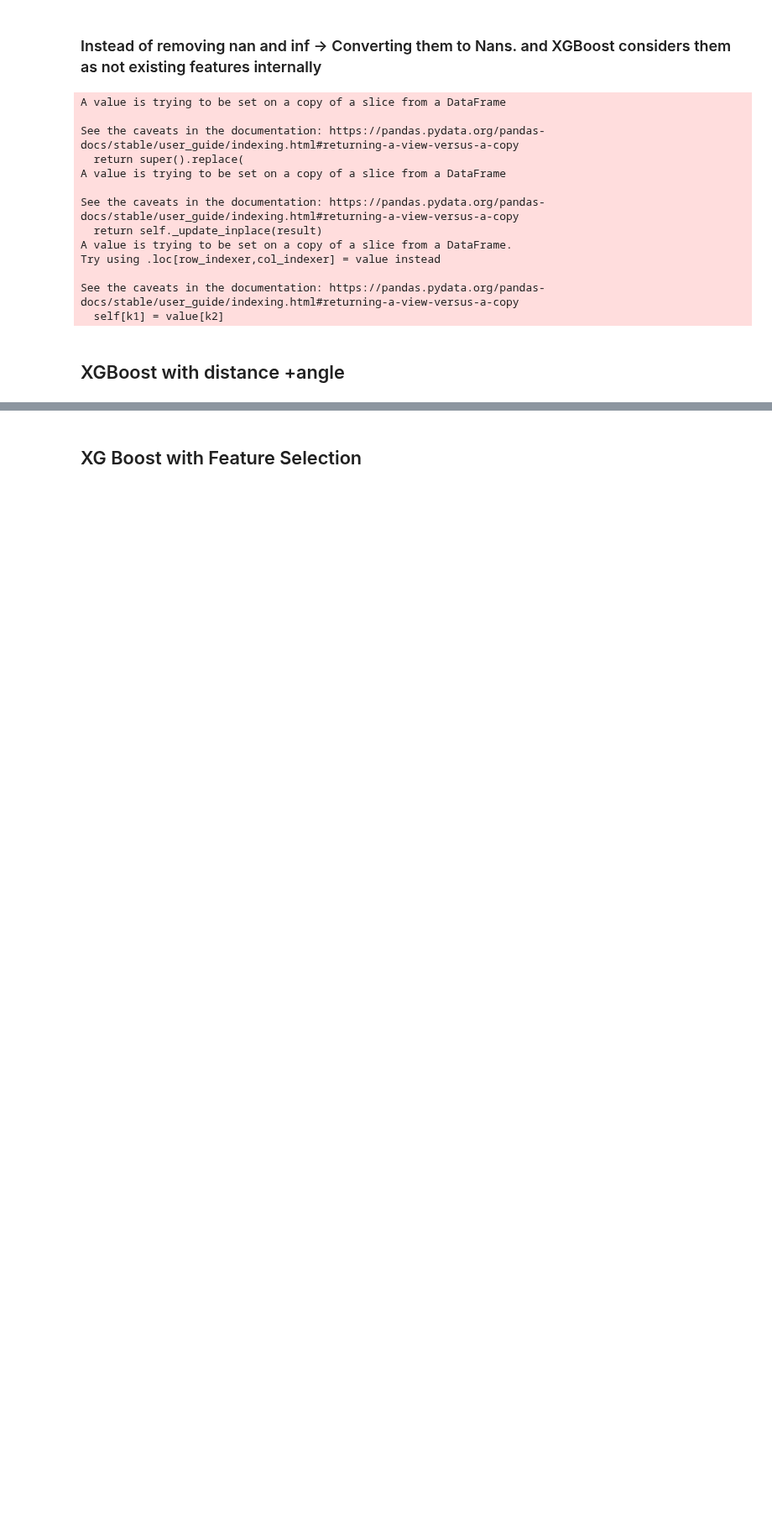
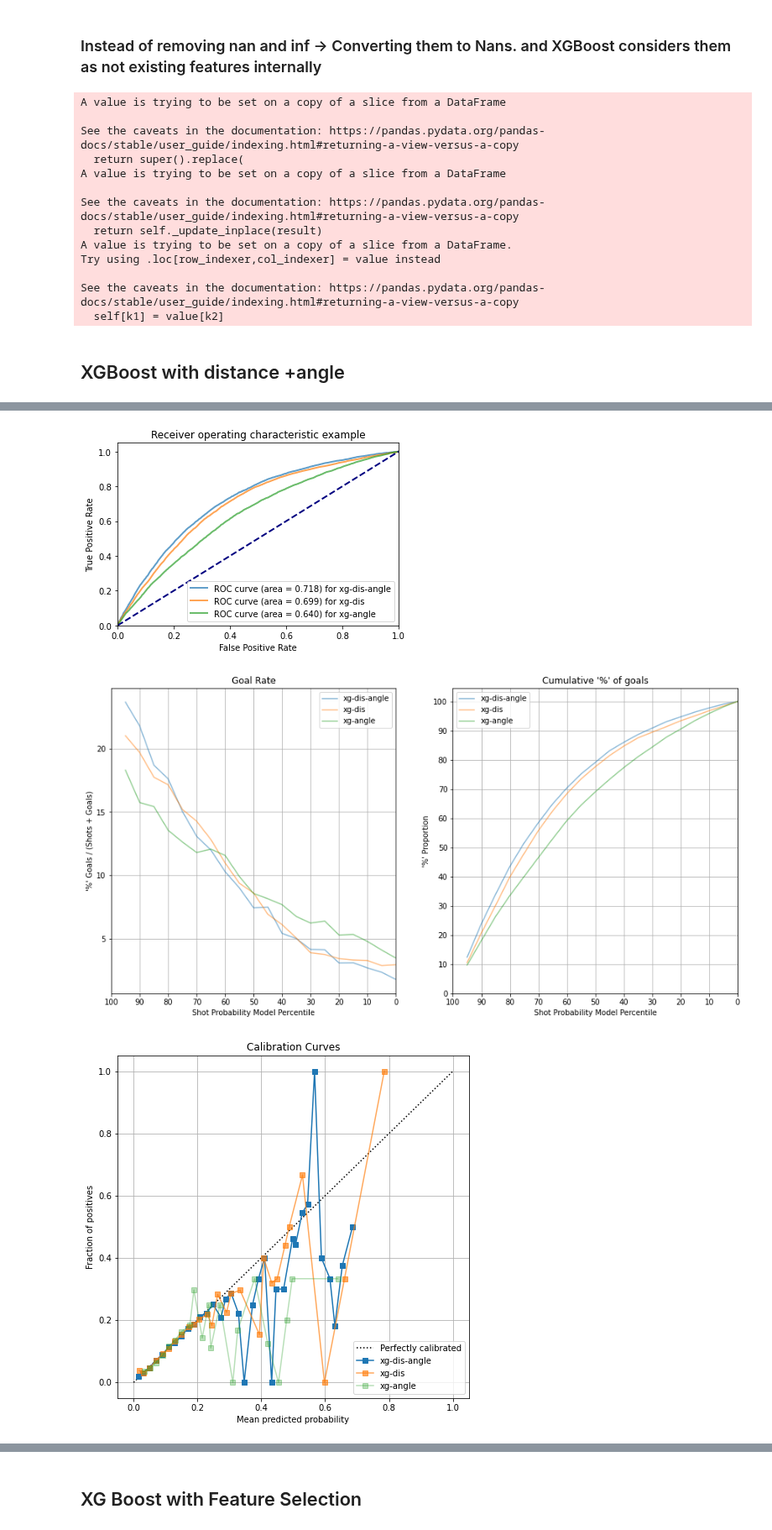
Before and after one commit to M0rph3e/ift6758-project-main, a Jupyter notebook: notebooks/XGBoost_question5.ipynb, the cells around one changed output, grey strips where cells are left out. Shown at 84% size. Saved outputs shown, nothing was run; the diff lists cells and outputs as text; code cells hidden in the pictures; blank space fills up the shorter version.

```diff
--- a/notebooks/XGBoost_question5.ipynb
+++ b/notebooks/XGBoost_question5.ipynb
@@ -215,0 +244,26 @@ if COMET:
+# %%
+experiment = "xg-angle"
+features = ["shotAngle"]
+label_column = "isGoal"
+
+## Splitting X and Y
+val_ratio = 0.25
+X,y = XY(df_exp,label_column,features)
+Xtrain, Xval, Ytrain, Yval = train_test_split(X, y,stratify=y,test_size=val_ratio,random_state=seed)
+
+## Training
+clf = xgb.XGBClassifier(booster='gbtree',use_label_encoder=False)
+clf.fit(Xtrain, Ytrain)
+y_pred_val  = clf.predict(Xval)
+y_pred_val_scores = clf.predict_proba(Xval)[:,1]
+
+
+predscore_val_dict[experiment]={}
+predscore_val_dict[experiment]['val']=Yval
+predscore_val_dict[experiment]['predscore']=y_pred_val_scores
+
+
+
+## Dumping model
+filename=f"{weights_dir}/{experiment}.pkl"
+joblib.dump(clf,filename)
@@ -215,0 +275,13 @@ if COMET:
+# %%
+experiments = predscore_val_dict.keys()
+Ytrues=[predscore_val_dict[experiment]['val'] for experiment in experiments]
+Yscores=[predscore_val_dict[experiment]['predscore'] for experiment in experiments]
+plot_labels=experiments
+# %%
+plot_metrics.plot_roc(Ytrues,Yscores,plot_labels)
+plot_metrics.plot_percentile(Ytrues,Yscores,bin_width=5,plot_labels=plot_labels)
+plot_metrics.plot_calibration(Ytrues,Yscores,plot_labels=plot_labels,n_bins=50)
+# %% [output]
+[figure, added]
+[figure, added]
+[figure, added]
```
Also changed, not shown: parts of 34 cells of this notebook, 11 other files.
